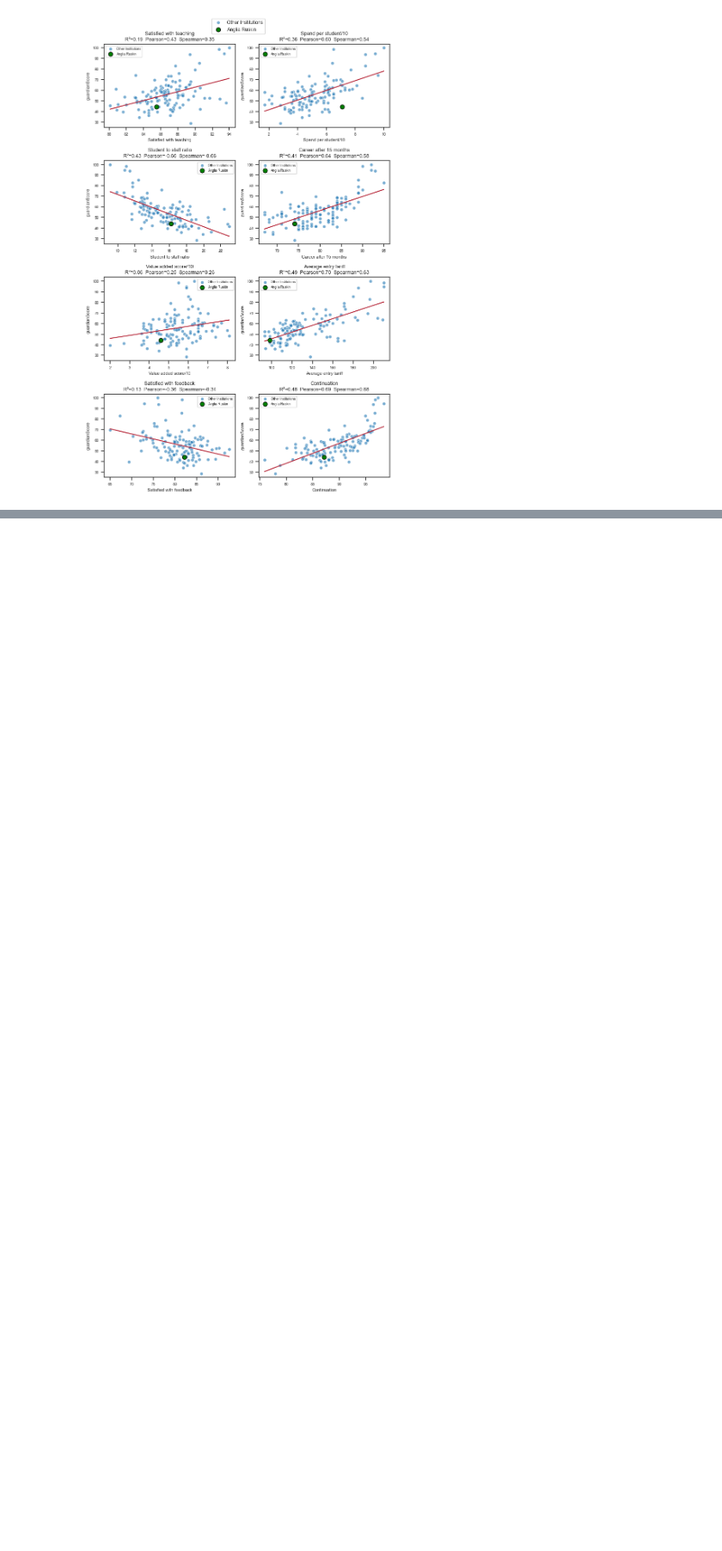
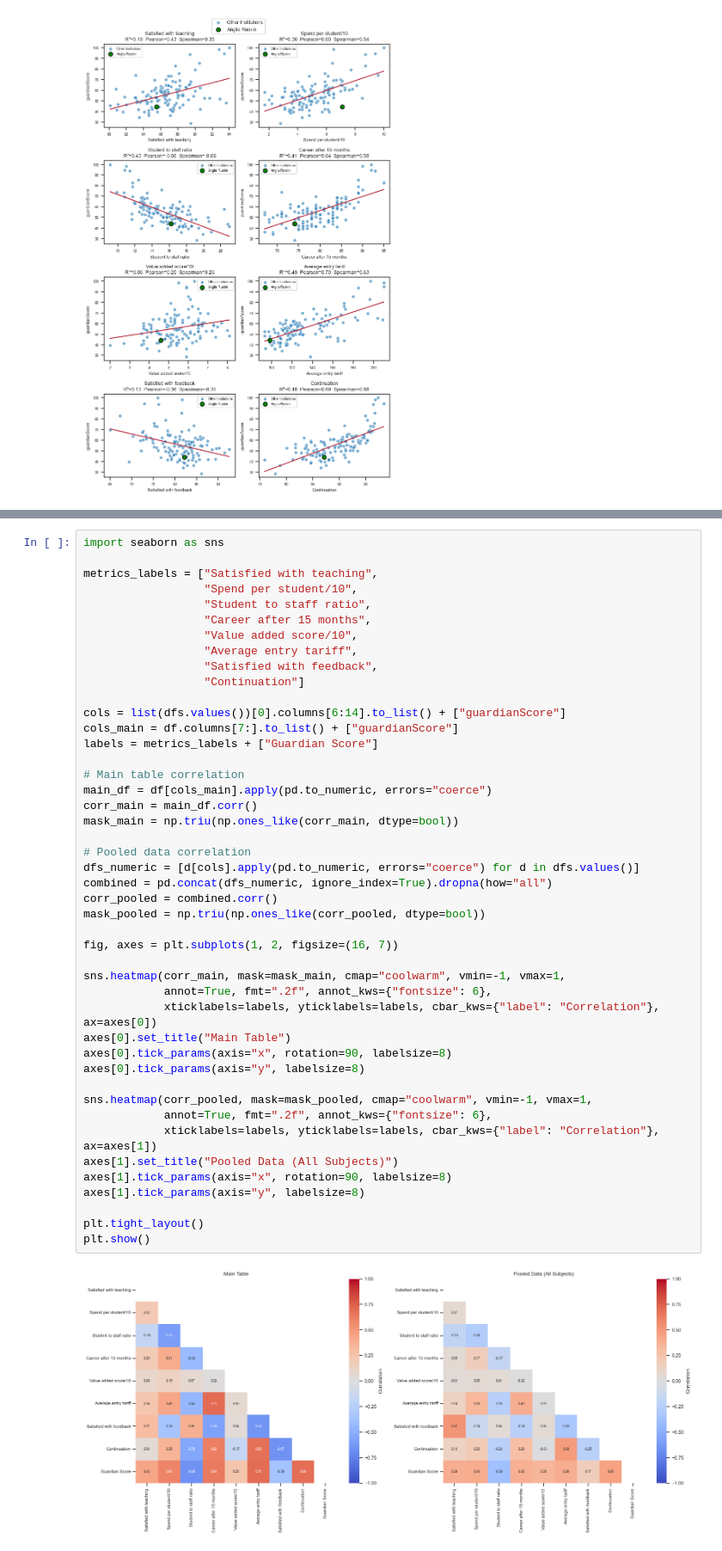
Before and after one commit to mjduarterosa/guardian-univ-ranking, a Jupyter notebook: explore_ranking.ipynb, the cells around one changed output, grey strips where cells are left out. Shown at 86% size. Saved outputs shown, nothing was run; the diff lists cells and outputs as text; blank space fills up the shorter version.

Commit message:
add correlation matrices and percentile plots

```diff
--- a/explore_ranking.ipynb
+++ b/explore_ranking.ipynb
@@ -233,0 +242,47 @@ plt.show()
+# %%
+import seaborn as sns
+
+metrics_labels = ["Satisfied with teaching",
+                  "Spend per student/10",
+                  "Student to staff ratio",
+                  "Career after 15 months",
+                  "Value added score/10",
+                  "Average entry tariff",
+                  "Satisfied with feedback",
+                  "Continuation"]
+
+cols = list(dfs.values())[0].columns[6:14].to_list() + ["guardianScore"]
+cols_main = df.columns[7:].to_list() + ["guardianScore"]
+labels = metrics_labels + ["Guardian Score"]
+
+# Main table correlation
+main_df = df[cols_main].apply(pd.to_numeric, errors="coerce")
+corr_main = main_df.corr()
+mask_main = np.triu(np.ones_like(corr_main, dtype=bool))
+
+# Pooled data correlation
+dfs_numeric = [d[cols].apply(pd.to_numeric, errors="coerce") for d in dfs.values()]
+combined = pd.concat(dfs_numeric, ignore_index=True).dropna(how="all")
+corr_pooled = combined.corr()
+mask_pooled = np.triu(np.ones_like(corr_pooled, dtype=bool))
+
+fig, axes = plt.subplots(1, 2, figsize=(16, 7))
+
+sns.heatmap(corr_main, mask=mask_main, cmap="coolwarm", vmin=-1, vmax=1,
+            annot=True, fmt=".2f", annot_kws={"fontsize": 6},
+            xticklabels=labels, yticklabels=labels, cbar_kws={"label": "Correlation"}, ax=axes[0])
+axes[0].set_title("Main Table")
+axes[0].tick_params(axis="x", rotation=90, labelsize=8)
+axes[0].tick_params(axis="y", labelsize=8)
+
+sns.heatmap(corr_pooled, mask=mask_pooled, cmap="coolwarm", vmin=-1, vmax=1,
+            annot=True, fmt=".2f", annot_kws={"fontsize": 6},
+            xticklabels=labels, yticklabels=labels, cbar_kws={"label": "Correlation"}, ax=axes[1])
+axes[1].set_title("Pooled Data (All Subjects)")
+axes[1].tick_params(axis="x", rotation=90, labelsize=8)
+axes[1].tick_params(axis="y", labelsize=8)
+
+plt.tight_layout()
+plt.show()
+# %% [output]
+[figure, added]
```
Also changed, not shown: parts of 6 cells of this notebook.
